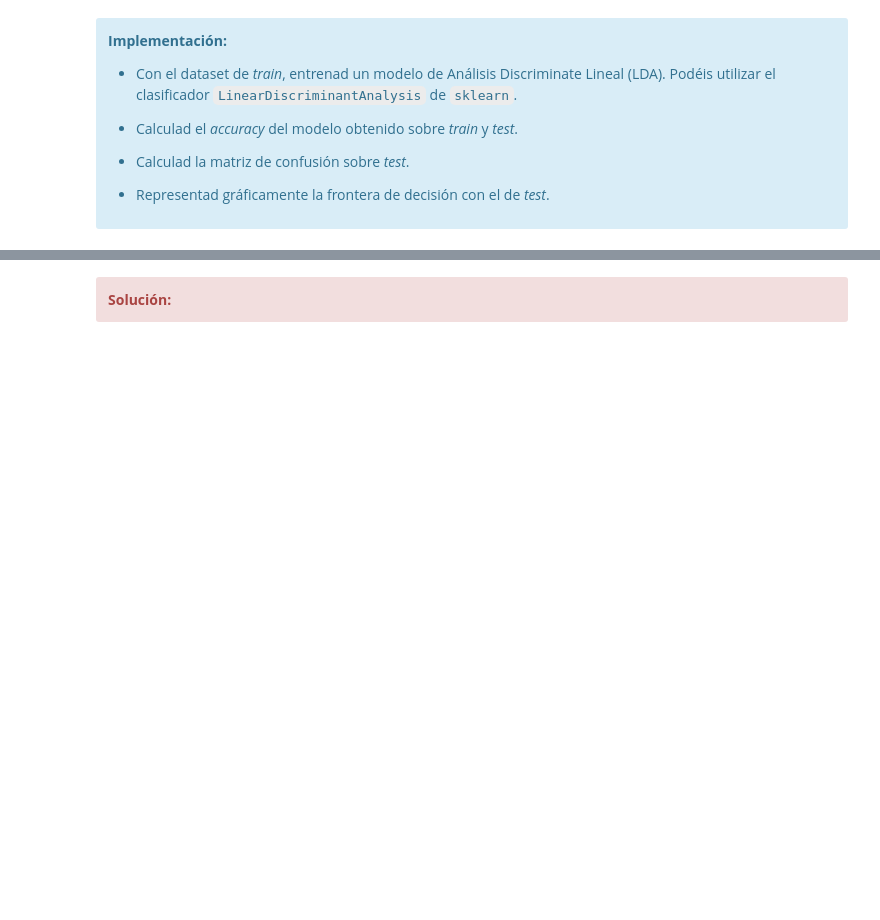
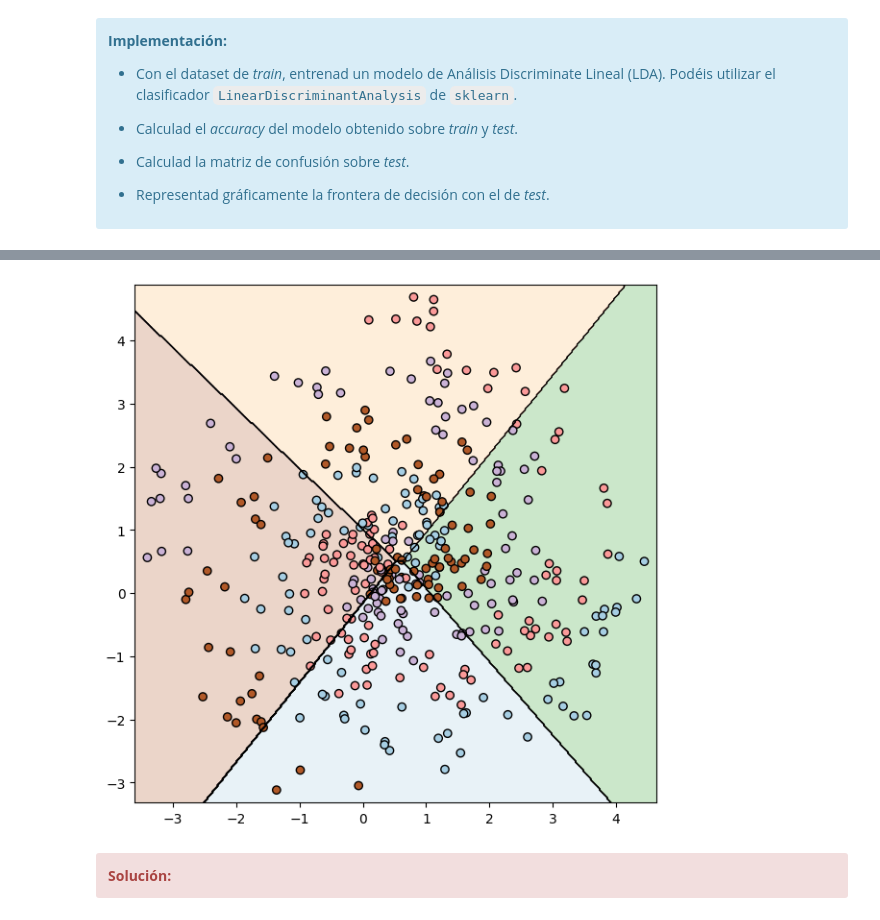
Before and after one commit to JDS1975/M-todos-supervisados, a Jupyter notebook: 20222_M2_855_PEC3_Enunciado.ipynb, the cells around one changed output, grey strips where cells are left out. Cells and saved outputs as stored; diff of their text form; code cells hidden in the pictures; blank space fills up the shorter version.

```diff
--- a/20222_M2_855_PEC3_Enunciado.ipynb
+++ b/20222_M2_855_PEC3_Enunciado.ipynb
@@ -251,3 +262,7 @@ Ahora analizaremos dos algoritmos que se basan en la transformación lineal de l
+# %%
+plot_decision_boundary(model,X_test,y_test)
+# %% [output]
+[figure, added]
 # %% [markdown]
 <div class="alert alert-block alert-danger">
 <strong>Solución:</strong>
```
Also changed, not shown: parts of 13 cells of this notebook.
